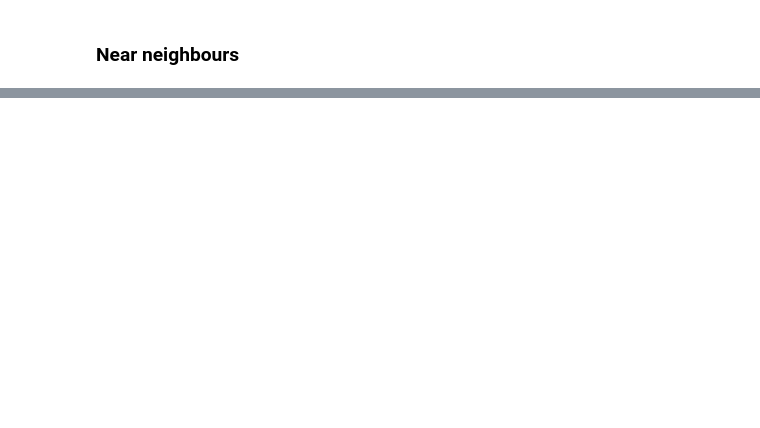
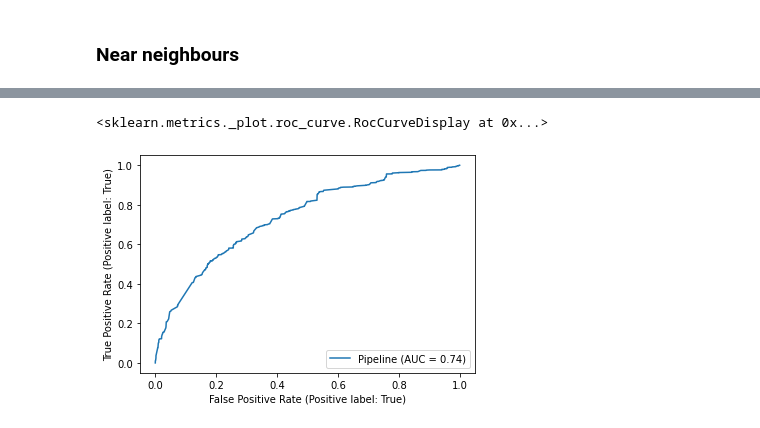
Before and after one commit to andreas-lloyd/course-data, a Jupyter notebook: twitter-exploration/supervised-ml-sklearn.ipynb, the cells around one changed output, grey strips where cells are left out. Cells and saved outputs as stored; diff of their text form; code cells hidden in the pictures; blank space fills up the shorter version.

```diff
--- a/twitter-exploration/supervised-ml-sklearn.ipynb
+++ b/twitter-exploration/supervised-ml-sklearn.ipynb
@@ -678,0 +1214,7 @@ So we can see that while the original prediction wasn't so useful, the probabili
+# %%
+X_variables = ['followers', 'video']
+
+plot_roc_curve(clas_nn_model, test[X_variables], test[y_variable_class])
+# %% [output]
+<sklearn.metrics._plot.roc_curve.RocCurveDisplay at 0x...>
+[figure, added]
```
Also changed, not shown: parts of 116 cells of this notebook, 2 other files.
